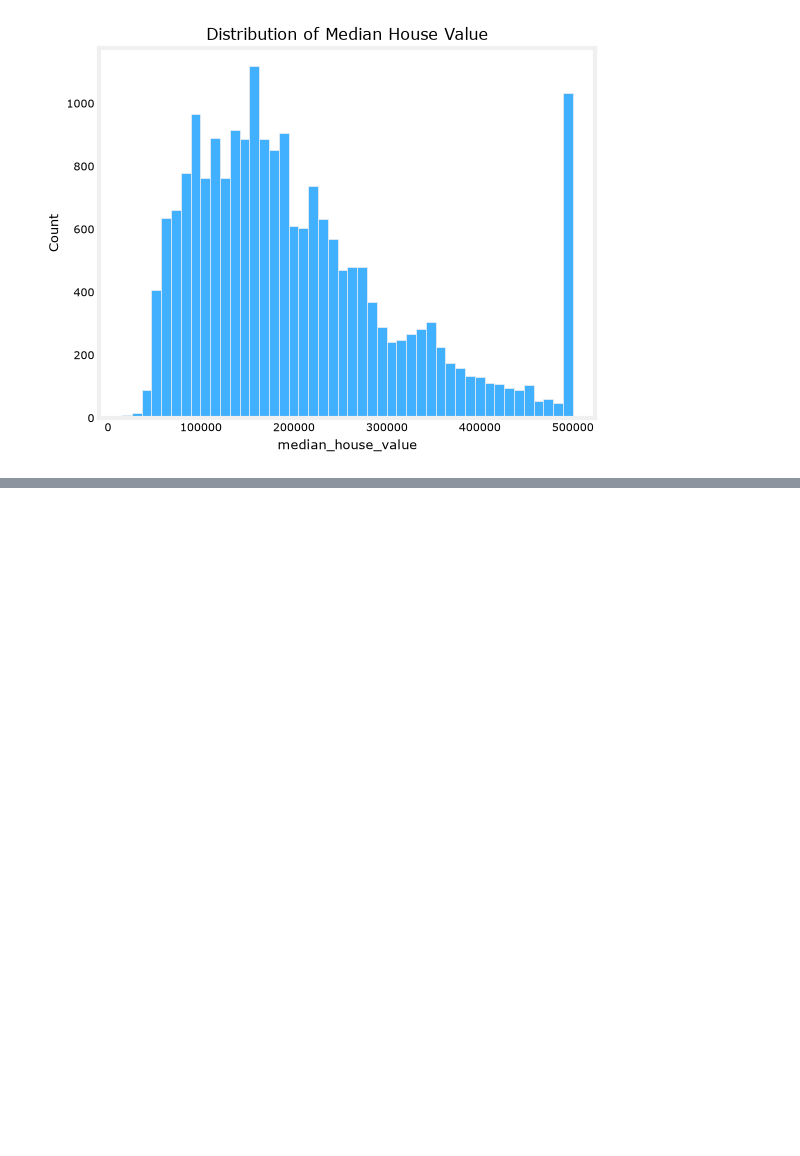
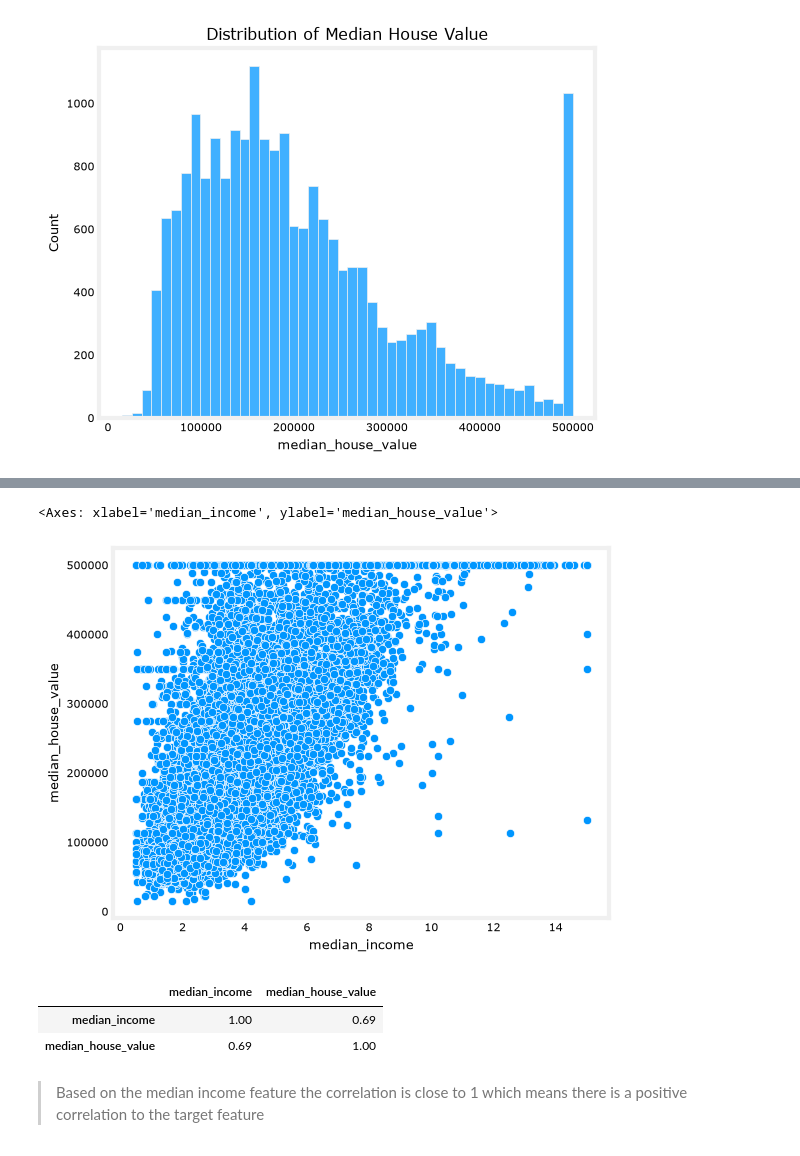
Before and after one commit to Lester-723/Data-Analytics-Projects-, a Jupyter notebook: Practice/Linear Regression.ipynb, the cells around one changed output, grey strips where cells are left out. Saved outputs shown, nothing was run; the diff lists cells and outputs as text; code cells hidden in the pictures; blank space fills up the shorter version.

```diff
--- a/Practice/Linear Regression.ipynb
+++ b/Practice/Linear Regression.ipynb
@@ -180,0 +103,14 @@ y_df
+# %%
+# Understading the relationship between my input feature - median income and target - median house value
+sns.scatterplot(x = "median_income", y = "median_house_value", data = housing_df)
+# %% [output]
+<Axes: xlabel='median_income', ylabel='median_house_value'>
+[figure, added]
+# %%
+housing_df[['median_income', 'median_house_value']].select_dtypes(include=[np.number]).corr('pearson') #close to a positive correlation of 0.69
+# %% [output]
+|  | median_income | median_house_value |
+| median_income | 1.00 | 0.69 |
+| median_house_value | 0.69 | 1.00 |
+# %% [markdown]
+> Based on the median income feature the correlation is close to 1 which means there is a positive correlation to the target feature
```
Also changed, not shown: parts of 52 cells of this notebook, 2 other files.
